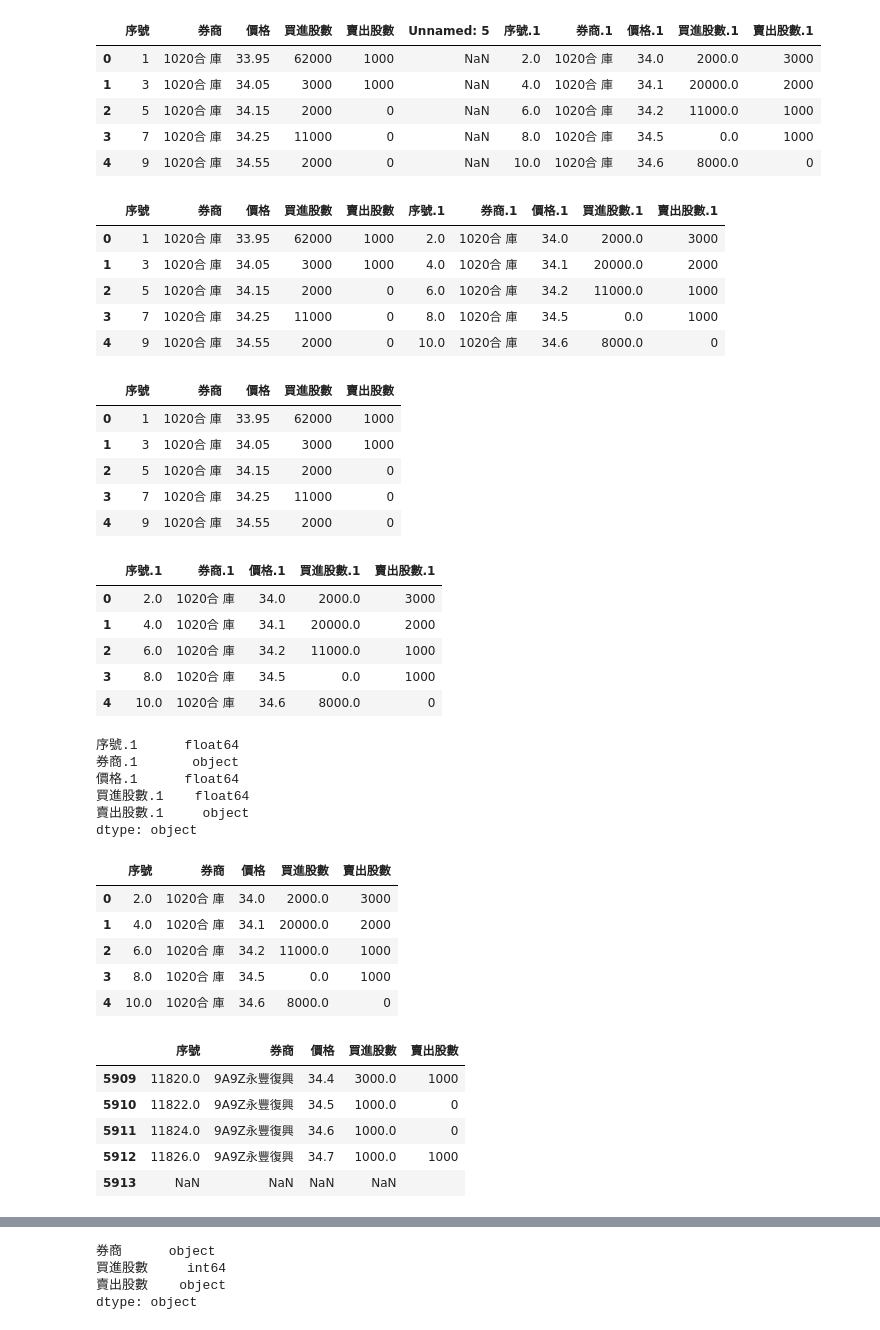
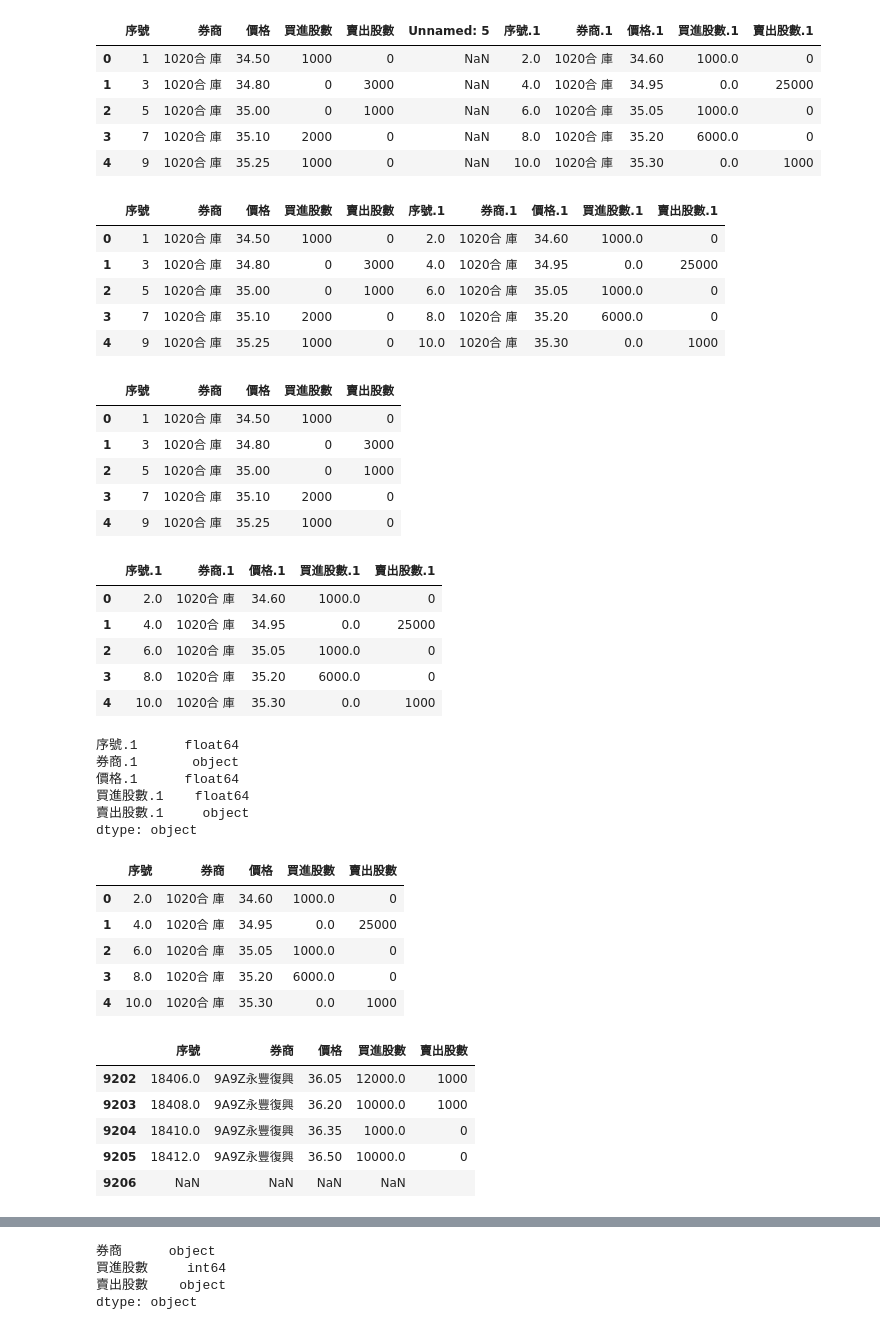
Before and after one commit to cwcheng0/practicepython, a Jupyter notebook: TaiwanStockCount_3041.ipynb, the cells around one changed output, grey strips where cells are left out. Saved outputs shown, nothing was run; the diff lists cells and outputs as text; code cells hidden in the pictures.

```diff
--- a/TaiwanStockCount_3041.ipynb
+++ b/TaiwanStockCount_3041.ipynb
@@ -59,29 +20,31 @@ dd = 1120
 # %%
 # Check first 5 rows in a file
-# from tabula import
-df = pd.read_csv('/content/gdrive/My Drive/ContestData/FinanceData/3041_2020'+ dd + '.csv',encoding='big5hkscs',skiprows=2)
+# Read a File from local drive code
+# For OTC, please use a different method to read Big5
+df = pd.read_csv('3041.csv',encoding='big5hkscs',skiprows=2)
+df.head()
 
 # Notice datatypes changed in some columns.
 # Check first few rows.
 df.head()
 # %% [output]
 |  | 序號 | 券商 | 價格 | 買進股數 | 賣出股數 | Unnamed: 5 | 序號.1 | 券商.1 | 價格.1 | 買進股數.1 | 賣出股數.1 |
-| 0 | 1 | 1020合 庫 | 33.95 | 62000 | 1000 | NaN | 2.0 | 1020合 庫 | 34.0 | 2000.0 | 3000 |
-| 1 | 3 | 1020合 庫 | 34.05 | 3000 | 1000 | NaN | 4.0 | 1020合 庫 | 34.1 | 20000.0 | 2000 |
-| 2 | 5 | 1020合 庫 | 34.15 | 2000 | 0 | NaN | 6.0 | 1020合 庫 | 34.2 | 11000.0 | 1000 |
-| 3 | 7 | 1020合 庫 | 34.25 | 11000 | 0 | NaN | 8.0 | 1020合 庫 | 34.5 | 0.0 | 1000 |
-| 4 | 9 | 1020合 庫 | 34.55 | 2000 | 0 | NaN | 10.0 | 1020合 庫 | 34.6 | 8000.0 | 0 |
+| 0 | 1 | 1020合 庫 | 34.50 | 1000 | 0 | NaN | 2.0 | 1020合 庫 | 34.60 | 1000.0 | 0 |
+| 1 | 3 | 1020合 庫 | 34.80 | 0 | 3000 | NaN | 4.0 | 1020合 庫 | 34.95 | 0.0 | 25000 |
+| 2 | 5 | 1020合 庫 | 35.00 | 0 | 1000 | NaN | 6.0 | 1020合 庫 | 35.05 | 1000.0 | 0 |
+| 3 | 7 | 1020合 庫 | 35.10 | 2000 | 0 | NaN | 8.0 | 1020合 庫 | 35.20 | 6000.0 | 0 |
+| 4 | 9 | 1020合 庫 | 35.25 | 1000 | 0 | NaN | 10.0 | 1020合 庫 | 35.30 | 0.0 | 1000 |
 # %%
 # Drop some columns.
 df = df.drop(df.columns[[5]], axis=1)
 df.head()
 # %% [output]
 |  | 序號 | 券商 | 價格 | 買進股數 | 賣出股數 | 序號.1 | 券商.1 | 價格.1 | 買進股數.1 | 賣出股數.1 |
-| 0 | 1 | 1020合 庫 | 33.95 | 62000 | 1000 | 2.0 | 1020合 庫 | 34.0 | 2000.0 | 3000 |
-| 1 | 3 | 1020合 庫 | 34.05 | 3000 | 1000 | 4.0 | 1020合 庫 | 34.1 | 20000.0 | 2000 |
-| 2 | 5 | 1020合 庫 | 34.15 | 2000 | 0 | 6.0 | 1020合 庫 | 34.2 | 11000.0 | 1000 |
-| 3 | 7 | 1020合 庫 | 34.25 | 11000 | 0 | 8.0 | 1020合 庫 | 34.5 | 0.0 | 1000 |
-| 4 | 9 | 1020合 庫 | 34.55 | 2000 | 0 | 10.0 | 1020合 庫 | 34.6 | 8000.0 | 0 |
+| 0 | 1 | 1020合 庫 | 34.50 | 1000 | 0 | 2.0 | 1020合 庫 | 34.60 | 1000.0 | 0 |
+| 1 | 3 | 1020合 庫 | 34.80 | 0 | 3000 | 4.0 | 1020合 庫 | 34.95 | 0.0 | 25000 |
+| 2 | 5 | 1020合 庫 | 35.00 | 0 | 1000 | 6.0 | 1020合 庫 | 35.05 | 1000.0 | 0 |
+| 3 | 7 | 1020合 庫 | 35.10 | 2000 | 0 | 8.0 | 1020合 庫 | 35.20 | 6000.0 | 0 |
+| 4 | 9 | 1020合 庫 | 35.25 | 1000 | 0 | 10.0 | 1020合 庫 | 35.30 | 0.0 | 1000 |
 # %%
 # Split fields into 2 files.
 # Copy files
@@ -91,22 +54,22 @@ df1 = df1.drop(df.columns[[5,6,7,8,9]], axis=1)
 df1.head()
 # %% [output]
 |  | 序號 | 券商 | 價格 | 買進股數 | 賣出股數 |
-| 0 | 1 | 1020合 庫 | 33.95 | 62000 | 1000 |
-| 1 | 3 | 1020合 庫 | 34.05 | 3000 | 1000 |
-| 2 | 5 | 1020合 庫 | 34.15 | 2000 | 0 |
-| 3 | 7 | 1020合 庫 | 34.25 | 11000 | 0 |
-| 4 | 9 | 1020合 庫 | 34.55 | 2000 | 0 |
+| 0 | 1 | 1020合 庫 | 34.50 | 1000 | 0 |
+| 1 | 3 | 1020合 庫 | 34.80 | 0 | 3000 |
+| 2 | 5 | 1020合 庫 | 35.00 | 0 | 1000 |
+| 3 | 7 | 1020合 庫 | 35.10 | 2000 | 0 |
+| 4 | 9 | 1020合 庫 | 35.25 | 1000 | 0 |
 # %%
 # Do it again
 df2 = df2.drop(df2.columns[[0,1,2,3,4]], axis=1)
 df2.head()
 # %% [output]
 |  | 序號.1 | 券商.1 | 價格.1 | 買進股數.1 | 賣出股數.1 |
-| 0 | 2.0 | 1020合 庫 | 34.0 | 2000.0 | 3000 |
-| 1 | 4.0 | 1020合 庫 | 34.1 | 20000.0 | 2000 |
-| 2 | 6.0 | 1020合 庫 | 34.2 | 11000.0 | 1000 |
-| 3 | 8.0 | 1020合 庫 | 34.5 | 0.0 | 1000 |
-| 4 | 10.0 | 1020合 庫 | 34.6 | 8000.0 | 0 |
+| 0 | 2.0 | 1020合 庫 | 34.60 | 1000.0 | 0 |
+| 1 | 4.0 | 1020合 庫 | 34.95 | 0.0 | 25000 |
+| 2 | 6.0 | 1020合 庫 | 35.05 | 1000.0 | 0 |
+| 3 | 8.0 | 1020合 庫 | 35.20 | 6000.0 | 0 |
+| 4 | 10.0 | 1020合 庫 | 35.30 | 0.0 | 1000 |
 # %%
 # check datatypes
 df2.dtypes
@@ -123,21 +86,21 @@ df2.columns = ['序號', '券商', '價格', '買進股數', '賣出股數']
 df2.head()
 # %% [output]
 |  | 序號 | 券商 | 價格 | 買進股數 | 賣出股數 |
-| 0 | 2.0 | 1020合 庫 | 34.0 | 2000.0 | 3000 |
-| 1 | 4.0 | 1020合 庫 | 34.1 | 20000.0 | 2000 |
-| 2 | 6.0 | 1020合 庫 | 34.2 | 11000.0 | 1000 |
-| 3 | 8.0 | 1020合 庫 | 34.5 | 0.0 | 1000 |
-| 4 | 10.0 | 1020合 庫 | 34.6 | 8000.0 | 0 |
+| 0 | 2.0 | 1020合 庫 | 34.60 | 1000.0 | 0 |
+| 1 | 4.0 | 1020合 庫 | 34.95 | 0.0 | 25000 |
+| 2 | 6.0 | 1020合 庫 | 35.05 | 1000.0 | 0 |
+| 3 | 8.0 | 1020合 庫 | 35.20 | 6000.0 | 0 |
+| 4 | 10.0 | 1020合 庫 | 35.30 | 0.0 | 1000 |
 # %%
 # Check last row data
 df2.tail()
 # %% [output]
 |  | 序號 | 券商 | 價格 | 買進股數 | 賣出股數 |
-| 5909 | 11820.0 | 9A9Z永豐復興 | 34.4 | 3000.0 | 1000 |
-| 5910 | 11822.0 | 9A9Z永豐復興 | 34.5 | 1000.0 | 0 |
-| 5911 | 11824.0 | 9A9Z永豐復興 | 34.6 | 1000.0 | 0 |
-| 5912 | 11826.0 | 9A9Z永豐復興 | 34.7 | 1000.0 | 1000 |
-| 5913 | NaN | NaN | NaN | NaN |  |
+| 9202 | 18406.0 | 9A9Z永豐復興 | 36.05 | 12000.0 | 1000 |
+| 9203 | 18408.0 | 9A9Z永豐復興 | 36.20 | 10000.0 | 1000 |
+| 9204 | 18410.0 | 9A9Z永豐復興 | 36.35 | 1000.0 | 0 |
+| 9205 | 18412.0 | 9A9Z永豐復興 | 36.50 | 10000.0 | 0 |
+| 9206 | NaN | NaN | NaN | NaN |  |
 # %%
 # Check if there is a Nan?
 df2.dropna(subset = ["買進股數"], inplace=True)
```
Also changed, not shown: parts of 21 cells of this notebook.
